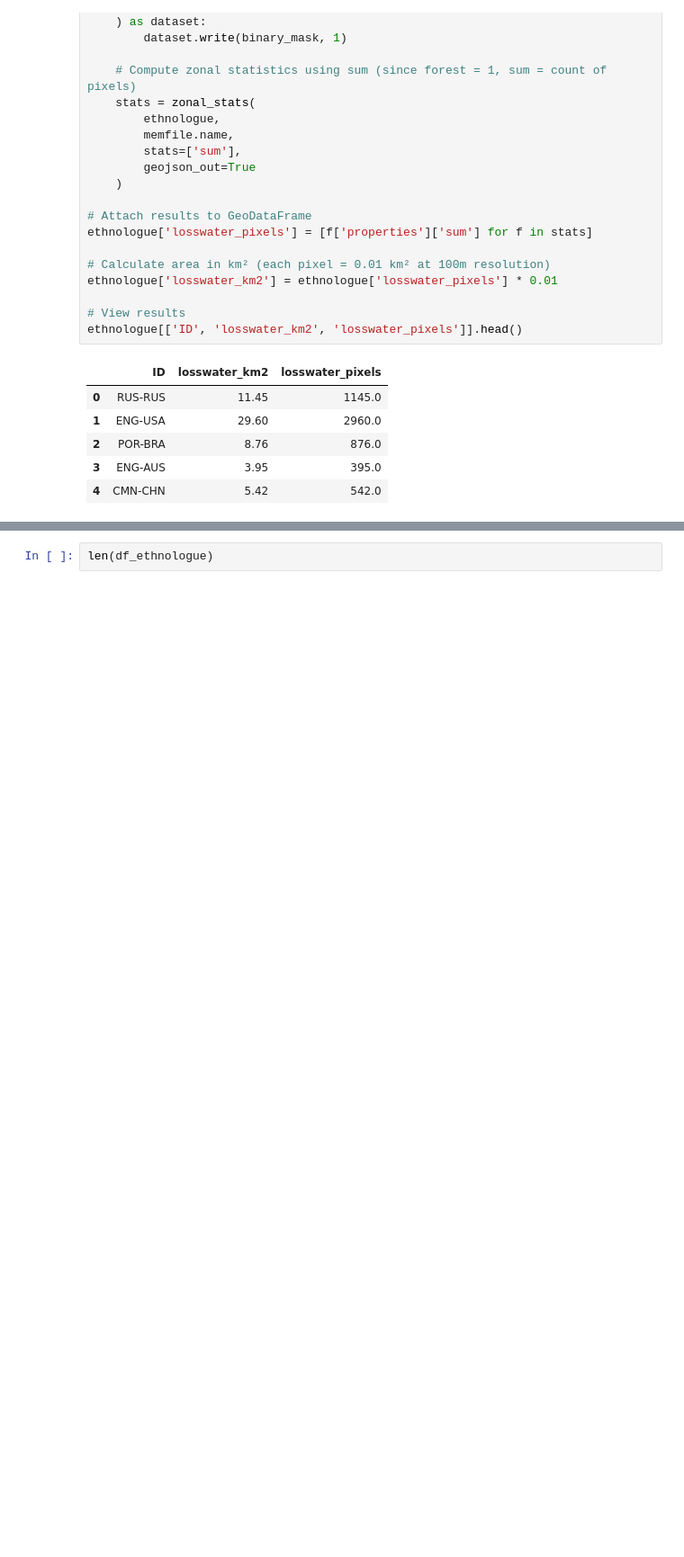
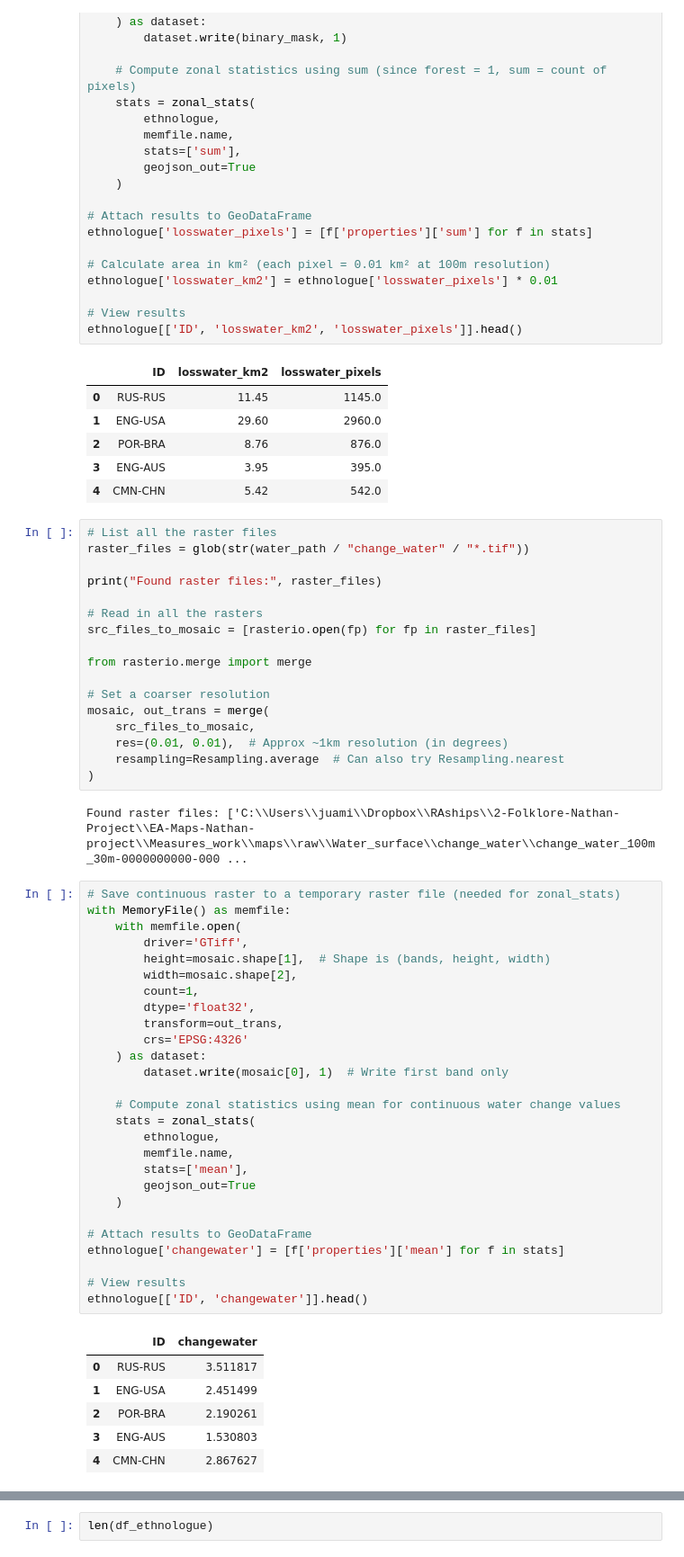
Before and after one commit to juamiji1/ethnographic-atlas, a Jupyter notebook: code/3_remote_sensing/waterchange_ethnologue.ipynb, the cells around one changed output, grey strips where cells are left out. Shown at 90% size. Saved outputs shown, nothing was run; the diff lists cells and outputs as text; blank space fills up the shorter version.

```diff
--- a/code/3_remote_sensing/waterchange_ethnologue.ipynb
+++ b/code/3_remote_sensing/waterchange_ethnologue.ipynb
@@ -241,4 +256,57 @@ ethnologue[['ID', 'losswater_km2', 'losswater_pixels']].head()
 | 2 | POR-BRA | 8.76 | 876.0 |
 | 3 | ENG-AUS | 3.95 | 395.0 |
 | 4 | CMN-CHN | 5.42 | 542.0 |
+# %%
+# List all the raster files
+raster_files = glob(str(water_path / "change_water" / "*.tif"))
+
+print("Found raster files:", raster_files)
+
+# Read in all the rasters
+src_files_to_mosaic = [rasterio.open(fp) for fp in raster_files]
+
+from rasterio.merge import merge
+
+# Set a coarser resolution
+mosaic, out_trans = merge(
+    src_files_to_mosaic,
+    res=(0.01, 0.01),  # Approx ~1km resolution (in degrees)
+    resampling=Resampling.average  # Can also try Resampling.nearest
+)
+# %% [output]
+Found raster files: ['C:\\Users\\juami\\Dropbox\\RAships\\2-Folklore-Nathan-Project\\EA-Maps-Nathan-project\\Measures_work\\maps\\raw\\Water_surface\\change_water\\change_water_100m_30m-0000000000-000 ...
+# %%
+# Save continuous raster to a temporary raster file (needed for zonal_stats)
+with MemoryFile() as memfile:
+    with memfile.open(
+        driver='GTiff',
+        height=mosaic.shape[1],  # Shape is (bands, height, width)
+        width=mosaic.shape[2],
+        count=1,
+        dtype='float32',
+        transform=out_trans,
+        crs='EPSG:4326'
+    ) as dataset:
+        dataset.write(mosaic[0], 1)  # Write first band only
+
+    # Compute zonal statistics using mean for continuous water change values
+    stats = zonal_stats(
+        ethnologue,
+        memfile.name,
+        stats=['mean'],
+        geojson_out=True
+    )
+
+# Attach results to GeoDataFrame
+ethnologue['changewater'] = [f['properties']['mean'] for f in stats]
+
+# View results
+ethnologue[['ID', 'changewater']].head()
+# %% [output]
+|  | ID | changewater |
+| 0 | RUS-RUS | 3.511817 |
+| 1 | ENG-USA | 2.451499 |
+| 2 | POR-BRA | 2.190261 |
+| 3 | ENG-AUS | 1.530803 |
+| 4 | CMN-CHN | 2.867627 |
 # %%
```
Also changed, not shown: parts of 3 cells of this notebook, 1 other file.
